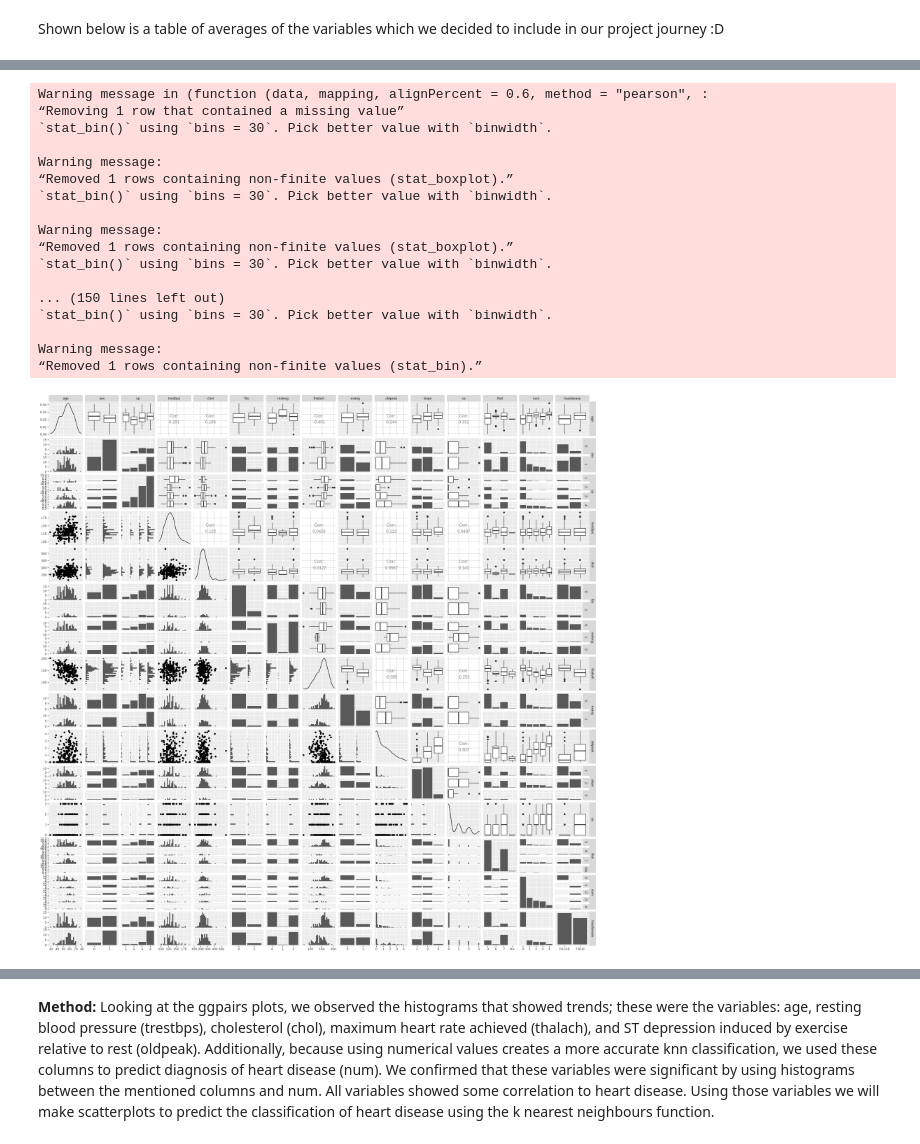
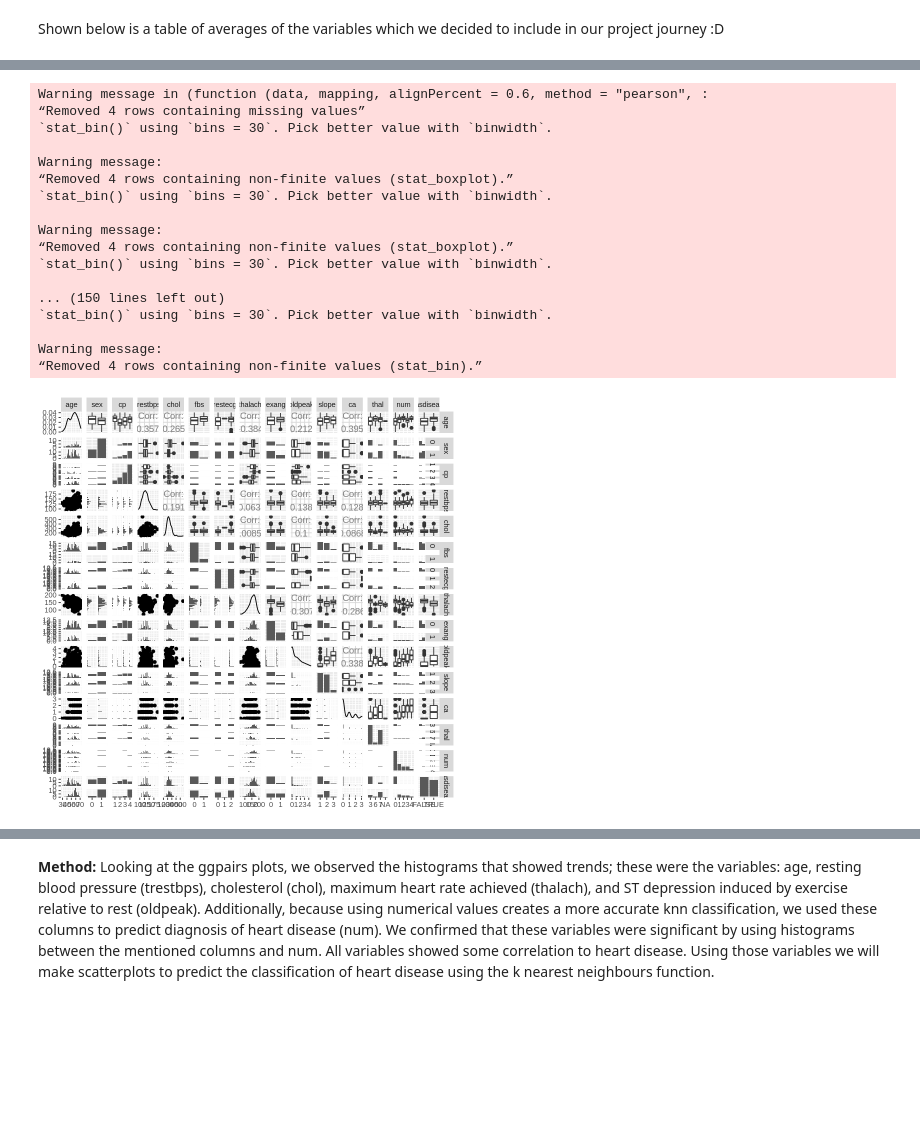
Before and after one commit to aliceterada/DSCI-Project, a Jupyter notebook: Final_GroupAASZ_Project_Proposal.ipynb, the cells around one changed output, grey strips where cells are left out. Saved outputs shown, nothing was run; the diff lists cells and outputs as text; code cells hidden in the pictures; blank space fills up the shorter version.

```diff
--- a/Final_GroupAASZ_Project_Proposal.ipynb
+++ b/Final_GroupAASZ_Project_Proposal.ipynb
@@ -131,31 +131,25 @@ A tibble: 1 × 5
-# %%
-options(repr.plot.width = 20, repr.plot.height = 20)
-a<-ggplot(heart_disease_train, aes(x=chol,y=age,color=factor(num))) +
-     geom_point() +
-     labs(x="trestbps", y="thalach",color="Heart Disease Level") +
-     theme(text=element_text(size=18))
-# a
-b<-ggpairs(heart_disease_train)
-b
-# %% [output]
-Warning message in (function (data, mapping, alignPercent = 0.6, method = "pearson", :
-“Removing 1 row that contained a missing value”
-`stat_bin()` using `bins = 30`. Pick better value with `binwidth`.
-
-Warning message:
-“Removed 1 rows containing non-finite values (stat_boxplot).”
-`stat_bin()` using `bins = 30`. Pick better value with `binwidth`.
-
-Warning message:
-“Removed 1 rows containing non-finite values (stat_boxplot).”
-`stat_bin()` using `bins = 30`. Pick better value with `binwidth`.
-
-... (150 lines left out)
-`stat_bin()` using `bins = 30`. Pick better value with `binwidth`.
-
-Warning message:
-“Removed 1 rows containing non-finite values (stat_bin).”
-[figure, removed]
+# %%
+ggpairs_plot <- ggpairs(heart_disease_train)
+ggpairs_plot
+# %% [output]
+Warning message in (function (data, mapping, alignPercent = 0.6, method = "pearson", :
+“Removed 4 rows containing missing values”
+`stat_bin()` using `bins = 30`. Pick better value with `binwidth`.
+
+Warning message:
+“Removed 4 rows containing non-finite values (stat_boxplot).”
+`stat_bin()` using `bins = 30`. Pick better value with `binwidth`.
+
+Warning message:
+“Removed 4 rows containing non-finite values (stat_boxplot).”
+`stat_bin()` using `bins = 30`. Pick better value with `binwidth`.
+
+... (150 lines left out)
+`stat_bin()` using `bins = 30`. Pick better value with `binwidth`.
+
+Warning message:
+“Removed 4 rows containing non-finite values (stat_bin).”
+[figure, added]
 # %%
 options(repr.plot.width = 10, repr.plot.height = 5)
 thalach<-ggplot(heart_disease_train,aes(x=thalach,fill=hasdisease))+
```
Also changed, not shown: parts of 9 cells of this notebook.
